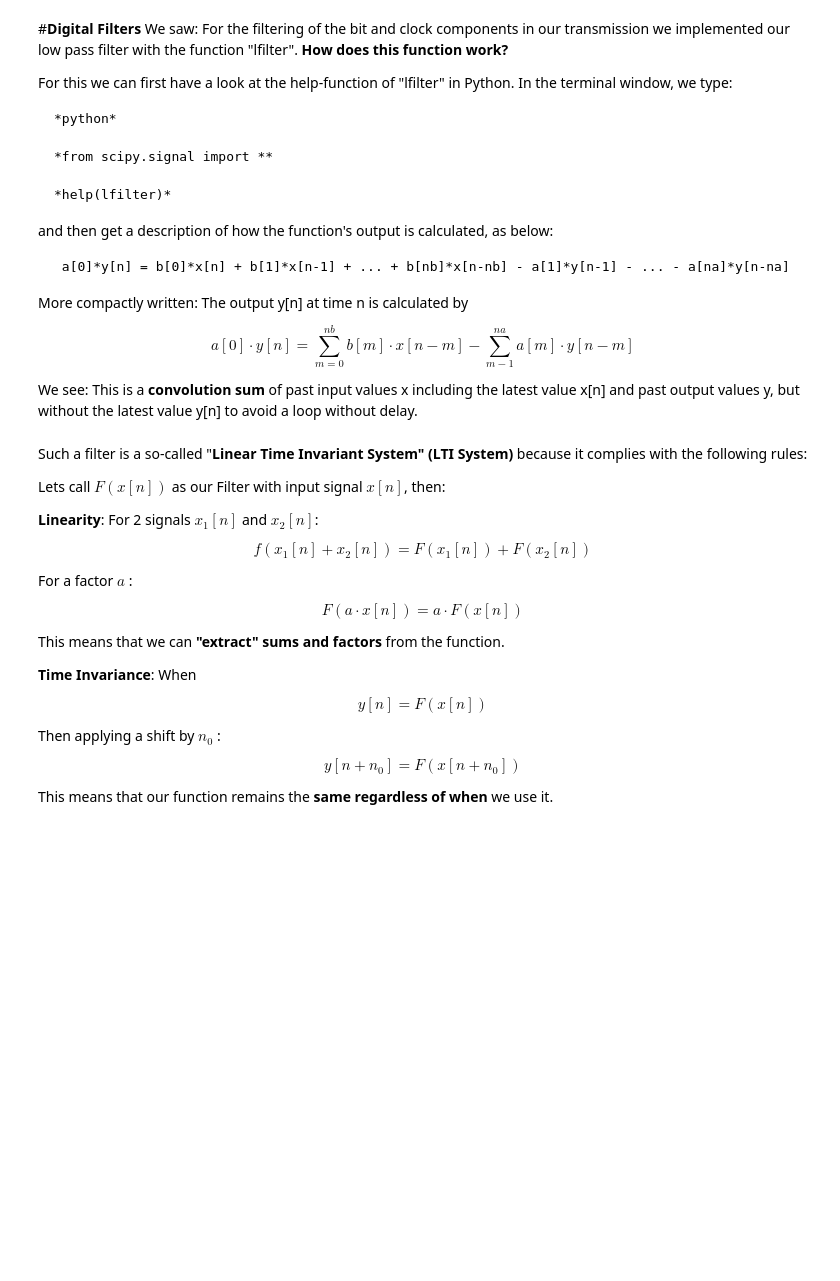
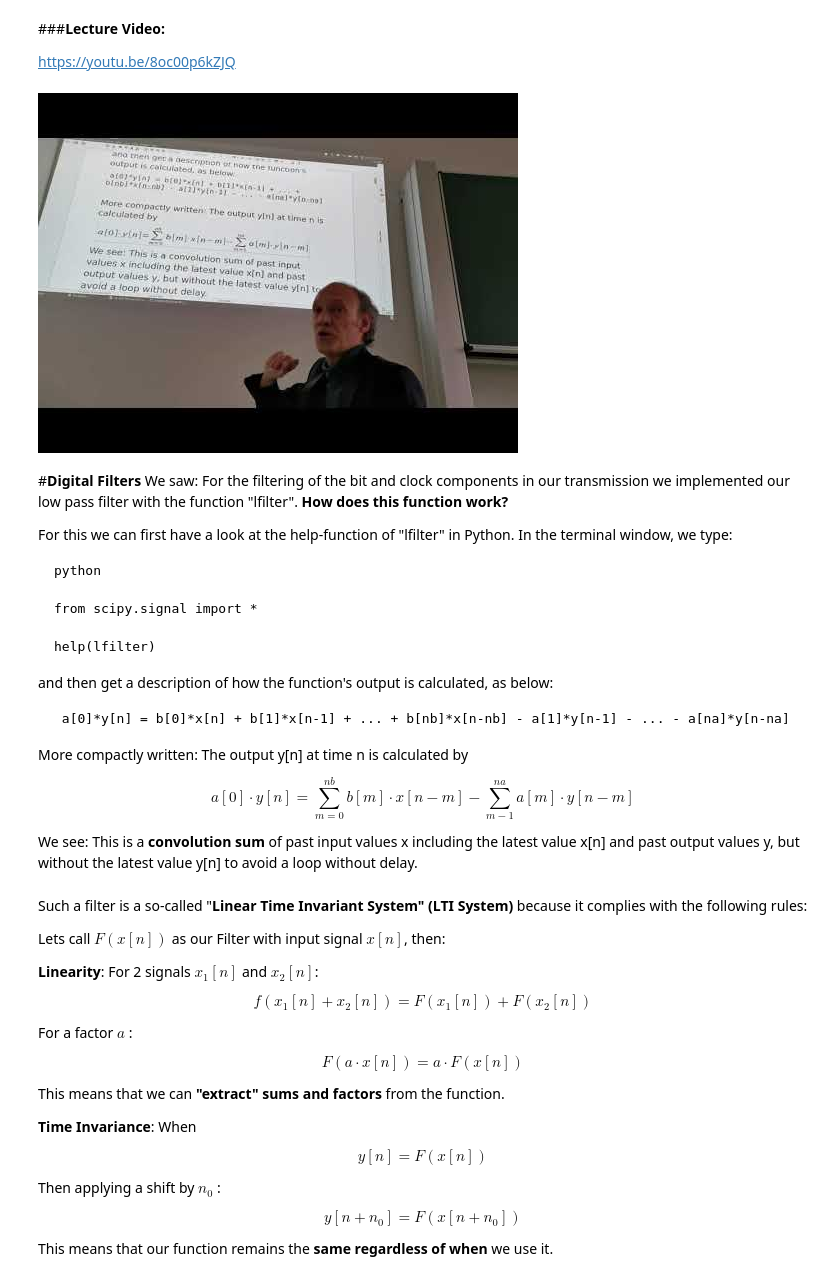
Before and after one commit to TUIlmenauAMS/GVT_Lecture_Colab, a Jupyter notebook: GVT_V10.ipynb, the cells around one changed output. Saved outputs shown, nothing was run; the diff lists cells and outputs as text; code cells hidden in the pictures; blank space fills up the shorter version.

Commit message:
Lecture video added

```diff
--- a/GVT_V10.ipynb
+++ b/GVT_V10.ipynb
@@ -3,14 +9,23 @@
+# %% [markdown]
+###**Lecture Video:**
+
+https://youtu.be/8oc00p6kZJQ
+# %%
+from IPython.display import YouTubeVideo
+YouTubeVideo('8oc00p6kZJQ')
+# %% [output]
+[figure, added]
 # %% [markdown]
 #**Digital Filters**
 We saw: For the filtering of the bit and clock components in our transmission we implemented our low pass filter with the function "lfilter". **How does this function work?**
 
 For this we can first have a look at the help-function of "lfilter" in Python. In the terminal window, we type:
 
-    *python*
+    python
 
-    *from scipy.signal import **
+    from scipy.signal import *
 
-    *help(lfilter)*
+    help(lfilter)
 
 and then get a description of how the function's output is calculated, as below:
 
```
Also changed, not shown: parts of 2 cells of this notebook.
